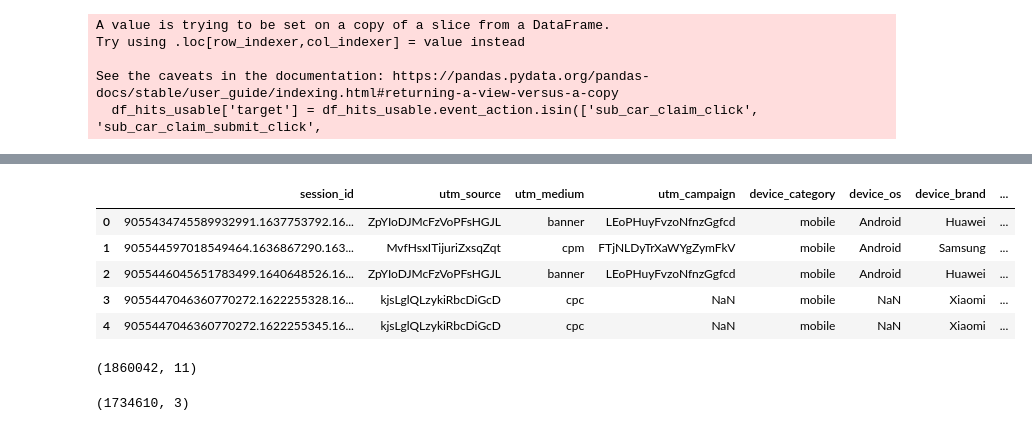
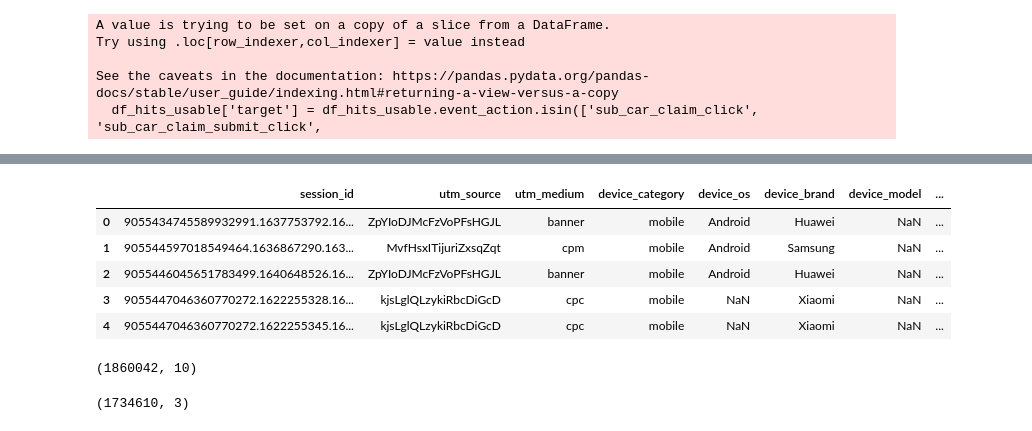
Before and after one commit to proger-n/SberAutopodpiska_analysis, a Jupyter notebook: JupyterNotebooks/final_project_1.ipynb, the cells around one changed output, grey strips where cells are left out. Saved outputs shown, nothing was run; the diff lists cells and outputs as text; code cells hidden in the pictures.

```diff
--- a/JupyterNotebooks/final_project_1.ipynb
+++ b/JupyterNotebooks/final_project_1.ipynb
@@ -70,7 +73,7 @@ df_hits_usable = pd.pivot_table(df_hits_usable,
                ).reset_index()
 # %%
 # df_sessions = pd.read_csv('https://drive.google.com/uc?export=download&confirm=no_antivirus&id=1GaQnAgzshXMl0WwKHI11e2dBjMjoTlfU')
-df_sessions = pd.read_csv('ga_sessions.csv')
+df_sessions = pd.read_csv('../../ga_sessions.csv')
 df_sessions.head()
 # %% [output]
 |  | session_id | client_id | visit_date | visit_time | visit_number | utm_source | utm_medium | utm_campaign | ... |
@@ -81,19 +84,19 @@ df_sessions.head()
 | 4 | 9055447046360770272.1622255345.16... | 2108385564.162225 | 2021-05-29 | 05:00:00 | 2 | kjsLglQLzykiRbcDiGcD | cpc | NaN | ... |
 # %%
 # df_sessions_usable = df_sessions[['session_id', 'utm_source', 'utm_medium', 'device_category', 'geo_country', 'geo_city', 'device_os', 'device_brand', 'device_model']]
-df_sessions_usable = df_sessions.drop(columns=['client_id', 'visit_date', 'visit_time', 'visit_number', 'utm_adcontent', 'utm_keyword', 'device_screen_resolution'])
+df_sessions_usable = df_sessions.drop(columns=['client_id', 'visit_date', 'visit_time', 'visit_number', 'utm_adcontent', 'utm_keyword', 'device_screen_resolution', 'utm_campaign'])
 df_sessions_usable.head()
 # %% [output]
-|  | session_id | utm_source | utm_medium | utm_campaign | device_category | device_os | device_brand | ... |
-| 0 | 9055434745589932991.1637753792.16... | ZpYIoDJMcFzVoPFsHGJL | banner | LEoPHuyFvzoNfnzGgfcd | mobile | Android | Huawei | ... |
-| 1 | 905544597018549464.1636867290.163... | MvfHsxITijuriZxsqZqt | cpm | FTjNLDyTrXaWYgZymFkV | mobile | Android | Samsung | ... |
-| 2 | 9055446045651783499.1640648526.16... | ZpYIoDJMcFzVoPFsHGJL | banner | LEoPHuyFvzoNfnzGgfcd | mobile | Android | Huawei | ... |
-| 3 | 9055447046360770272.1622255328.16... | kjsLglQLzykiRbcDiGcD | cpc | NaN | mobile | NaN | Xiaomi | ... |
-| 4 | 9055447046360770272.1622255345.16... | kjsLglQLzykiRbcDiGcD | cpc | NaN | mobile | NaN | Xiaomi | ... |
+|  | session_id | utm_source | utm_medium | device_category | device_os | device_brand | device_model | ... |
+| 0 | 9055434745589932991.1637753792.16... | ZpYIoDJMcFzVoPFsHGJL | banner | mobile | Android | Huawei | NaN | ... |
+| 1 | 905544597018549464.1636867290.163... | MvfHsxITijuriZxsqZqt | cpm | mobile | Android | Samsung | NaN | ... |
+| 2 | 9055446045651783499.1640648526.16... | ZpYIoDJMcFzVoPFsHGJL | banner | mobile | Android | Huawei | NaN | ... |
+| 3 | 9055447046360770272.1622255328.16... | kjsLglQLzykiRbcDiGcD | cpc | mobile | NaN | Xiaomi | NaN | ... |
+| 4 | 9055447046360770272.1622255345.16... | kjsLglQLzykiRbcDiGcD | cpc | mobile | NaN | Xiaomi | NaN | ... |
 # %%
 df_sessions_usable.shape
 # %% [output]
-(1860042, 11)
+(1860042, 10)
 # %%
 df_hits_usable.shape
 # %% [output]
```
Also changed, not shown: parts of 46 cells of this notebook.
